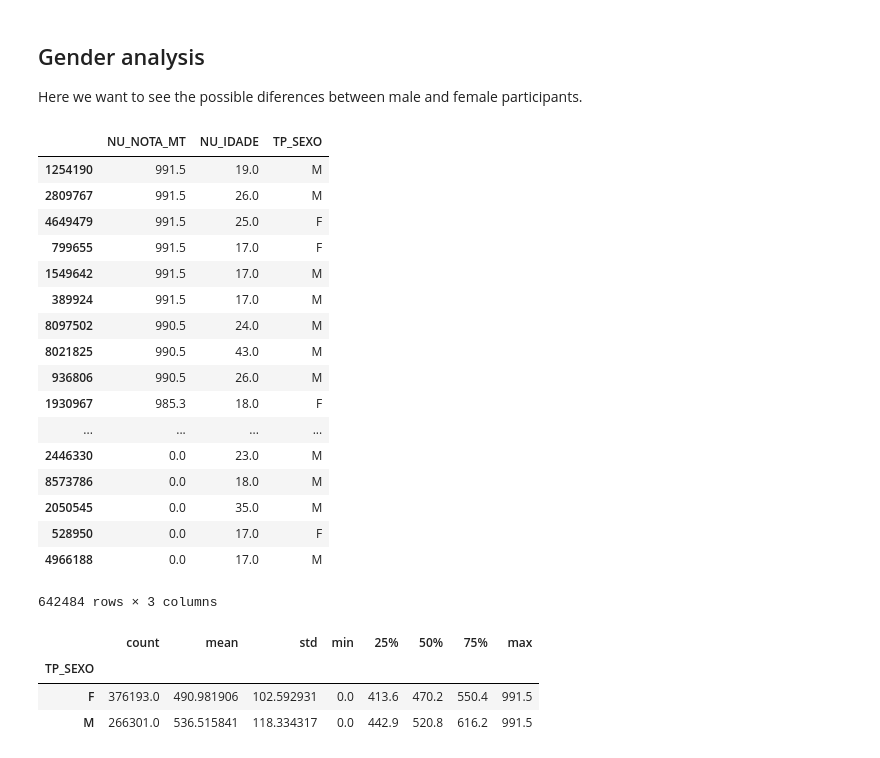
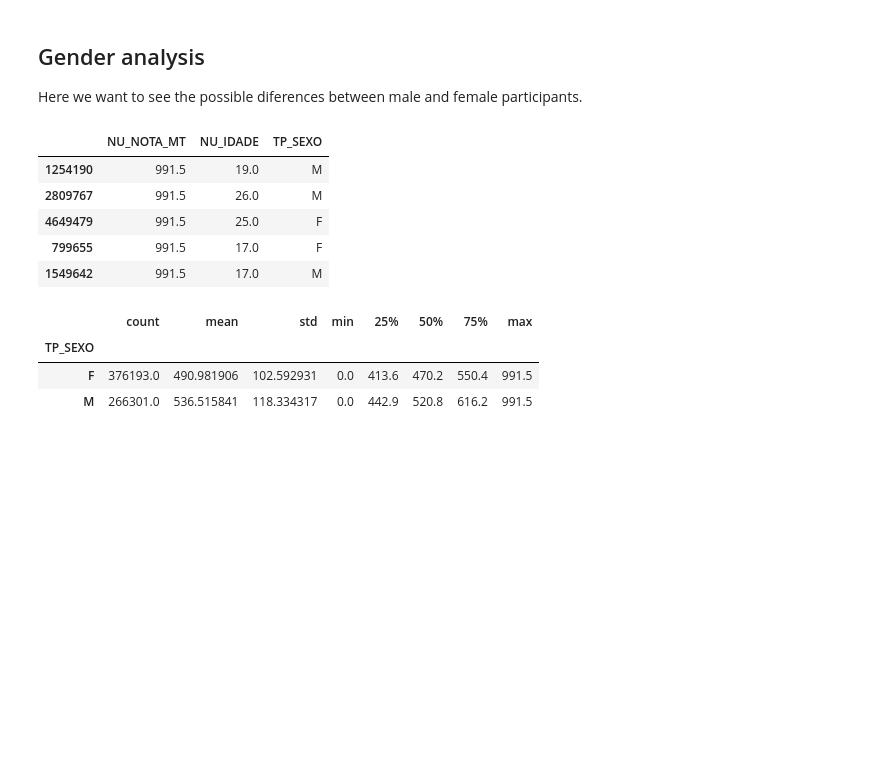
Before and after one commit to mpopst/Projeto-FDS, a Jupyter notebook: Explorating visualization ENEM.ipynb, the cells around one changed output. Cells and saved outputs as stored; diff of their text form; code cells hidden in the pictures; blank space fills up the shorter version.

```diff
--- a/Explorating visualization ENEM.ipynb
+++ b/Explorating visualization ENEM.ipynb
@@ -42,25 +31,14 @@ sort = MINAS.sort_values(by=['NU_NOTA_MT'], ascending=False)
 TESTE = sort[['NU_NOTA_MT','NU_IDADE', 'TP_SEXO']]
 # %%
 TESTE.dropna(axis=0, how='any')
+TESTE.head()
 # %% [output]
 |  | NU_NOTA_MT | NU_IDADE | TP_SEXO |
 | 1254190 | 991.5 | 19.0 | M |
 | 2809767 | 991.5 | 26.0 | M |
 | 4649479 | 991.5 | 25.0 | F |
 | 799655 | 991.5 | 17.0 | F |
 | 1549642 | 991.5 | 17.0 | M |
-| 389924 | 991.5 | 17.0 | M |
-| 8097502 | 990.5 | 24.0 | M |
-| 8021825 | 990.5 | 43.0 | M |
-| 936806 | 990.5 | 26.0 | M |
-| 1930967 | 985.3 | 18.0 | F |
-| ... | ... | ... | ... |
-| 2446330 | 0.0 | 23.0 | M |
-| 8573786 | 0.0 | 18.0 | M |
-| 2050545 | 0.0 | 35.0 | M |
-| 528950 | 0.0 | 17.0 | F |
-| 4966188 | 0.0 | 17.0 | M |
-642484 rows × 3 columns
 # %%
 TESTE.groupby(['TP_SEXO'])['NU_NOTA_MT'].describe()
 # %% [output]
```
Also changed, not shown: parts of 9 cells of this notebook.
